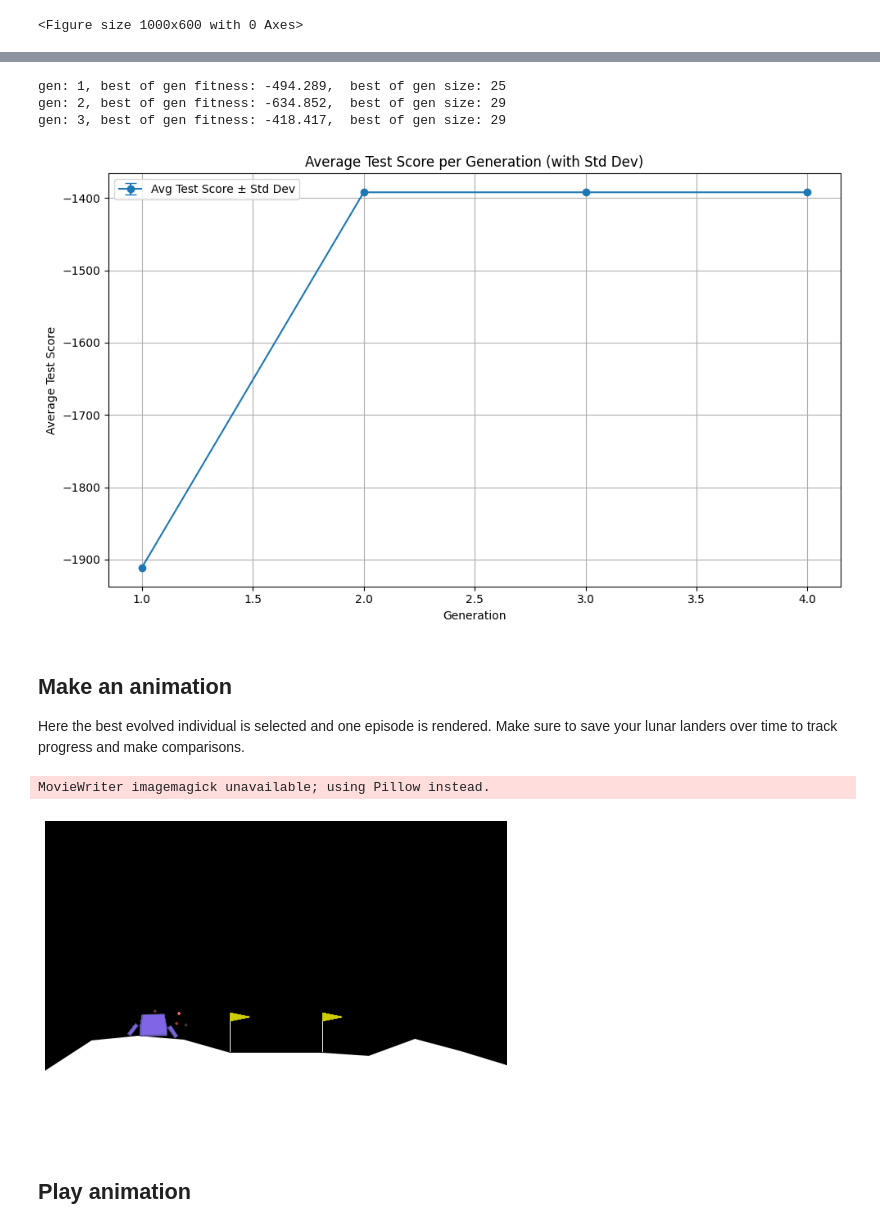
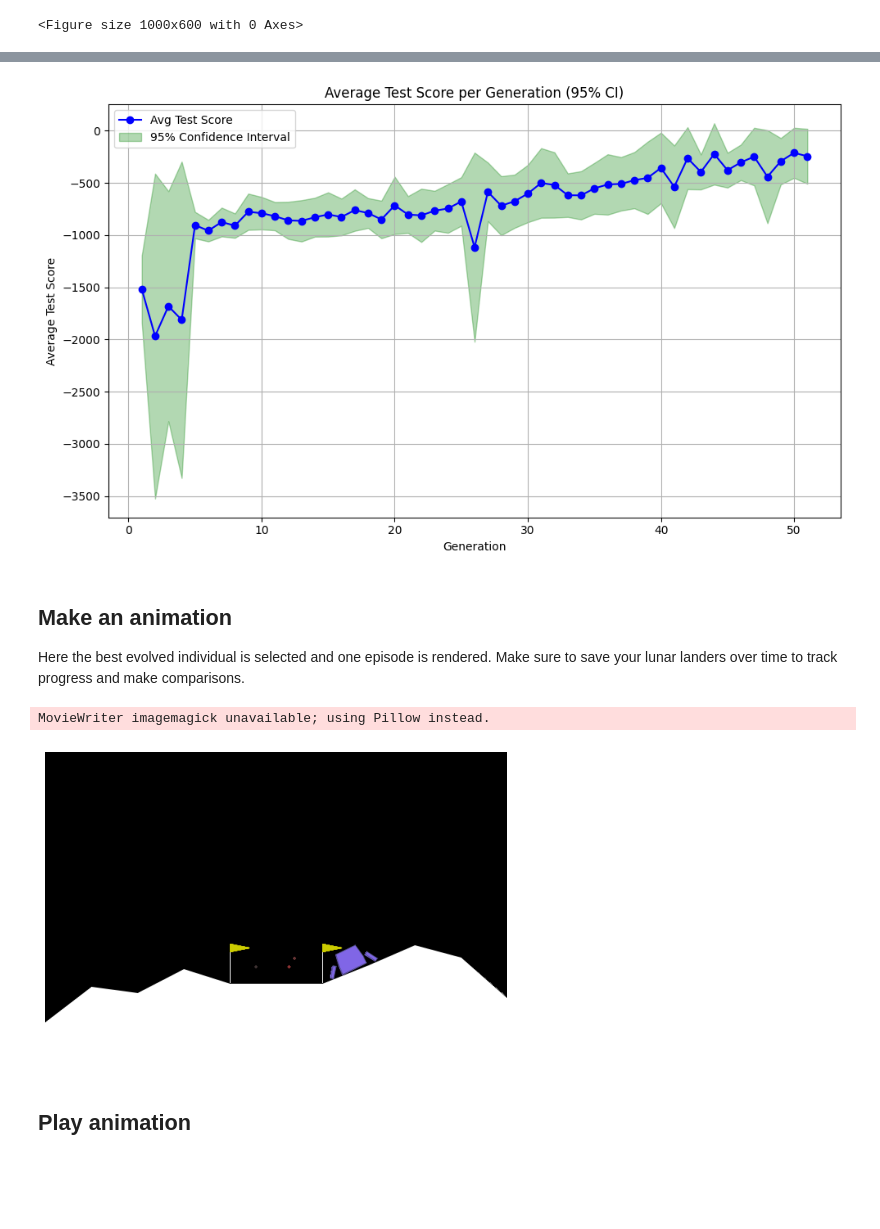
Before and after one commit to firstthomas/genepromulti, a Jupyter notebook: solution.ipynb, the cells around one changed output, grey strips where cells are left out. Cells and saved outputs as stored; diff of their text form; code cells hidden in the pictures; blank space fills up the shorter version.

Commit message:
Final baseline

```diff
--- a/solution.ipynb
+++ b/solution.ipynb
@@ -527,17 +526,13 @@ plt.figure(figsize=(10, 6))
 <Figure size 1000x600 with 0 Axes>
 <Figure size 1000x600 with 0 Axes>
 # %%
-# Test different mutation rates
+# Line plot mutation and crossover Rates
 from genepro.variation import *
-from datetime import datetime
-import csv
 import matplotlib.pyplot as plt
-import seaborn as sns
 import pandas as pd
-from matplotlib.ticker import ScalarFormatter
 
 
-data = pd.read_csv('raw_crossover_mutation_scores.csv')
+data = pd.read_csv('crossover_mutation_scores.csv')
 
 df = pd.DataFrame(data, columns=["Crossover Rate", "Mutation Rate", "Time (s)", "Test Score"])
 pivot_data_line = df.pivot_table(index='Crossover Rate', columns='Mutation Rate', values='Test Score', aggfunc='mean')
@@ -563,7 +551,8 @@ Crossover Rate
 # %%
-# Experiment setup
-
+# Experiment setup baseline
+import pandas as pd
 from genepro.variation import *
+import csv
 
 def experiment():
     max_gens = 50
@@ -583,43 +572,52 @@ def experiment():
             mutations=[{"fun": subtree_mutation, "rate": 0.4}])
         evo.evolve()
         best_of_gens = evo.best_of_gens
-        for gen_index, best in enumerate(best_of_gens):
-            test_score = get_test_score(best)
+
+        for gen_index, best_score in enumerate(best_of_gens):
+            test_score = get_test_score(best_score)
             all_test_scores[gen_index].append(test_score)
             data.append([i + 1, gen_index + 1, test_score])
 
     with open("test_scores_per_run_gen.csv", mode="w", newline="") as file:
         writer = csv.writer(file)
         writer.writerow(["Run", "Generation", "Test Score"])
         writer.writerows(data)
+    return best_of_gens
 
 def plot_scores_over_generations(csv_path="test_scores_per_run_gen.csv"):
     df = pd.read_csv(csv_path)
     grouped = df.groupby("Generation")["Test Score"]
     avg_scores = grouped.mean()
-    std_devs = grouped.std()
+    std_devs = grouped.std(ddof=1)
+    n_per_generation = grouped.count()
+    sems = std_devs / np.sqrt(n_per_generation)
+    z = 1.96
+    margin_of_error = z * sems
 
     generations = avg_scores.index
+    lower_bound = avg_scores - margin_of_error
+    upper_bound = avg_scores + margin_of_error
+
     plt.figure(figsize=(10, 6))
-    plt.errorbar(generations, avg_scores, yerr=std_devs, fmt='-o', capsize=5, label="Avg Test Score ± Std Dev")
+    plt.plot(generations, avg_scores, label="Avg Test Score", color="blue", marker="o")
+    plt.fill_between(generations, lower_bound, upper_bound, color="green", alpha=0.3, label="95% Confidence Interval")
 
-    plt.title("Average Test Score per Generation (with Std Dev)")
+    plt.title("Average Test Score per Generation (95% CI)")
     plt.xlabel("Generation")
     plt.ylabel("Average Test Score")
     plt.grid(True)
     plt.legend()
     plt.tight_layout()
     plt.savefig("baseline.png")
     plt.show()
 
 # Example Usage
-experiment()
+best_of_gens = experiment()
 plot_scores_over_generations()
+
+best = best_of_gens[-1]
 # %% [output]
-gen: 1, best of gen fitness: -494.289,  best of gen size: 25
-gen: 2, best of gen fitness: -634.852,  best of gen size: 29
-gen: 3, best of gen fitness: -418.417,  best of gen size: 29
-[figure, old version]
+[figure, new version]
 # %% [markdown]
 ## Make an animation
 Here the best evolved individual is selected and one episode is rendered. Make sure to save your lunar landers over time to track progress and make comparisons.
@@ -642,7 +640,7 @@ env.close()
 save_frames_as_gif(frames)
 # %% [output]
 MovieWriter imagemagick unavailable; using Pillow instead.
-[figure, old version]
+[figure, new version]
 # %% [markdown]
 ## Play animation
 # %% [markdown]
```
Also changed, not shown: parts of 5 cells of this notebook, 7 other files.
